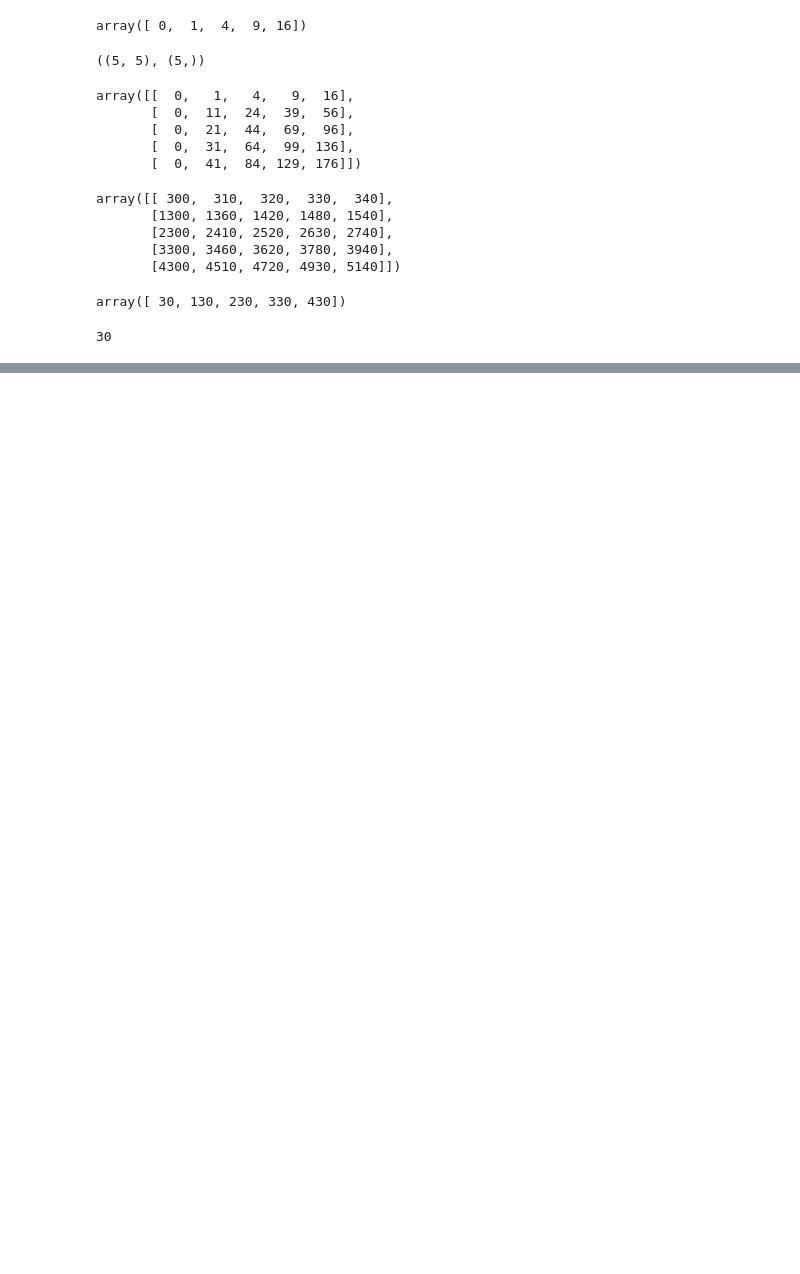
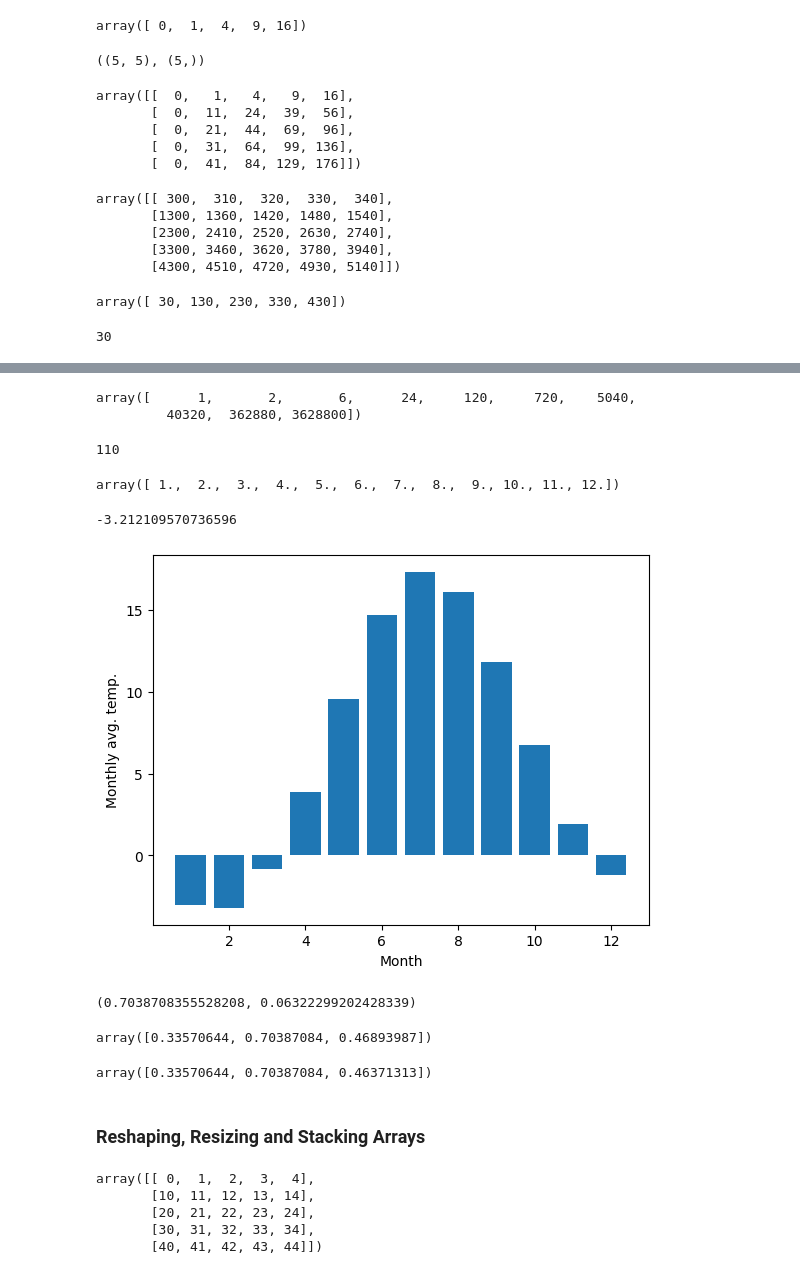
Before and after one commit to karaogluhh/PythonNotebooks, a Jupyter notebook: 002. Numpy.ipynb, the cells around one changed output, grey strips where cells are left out. Cells and saved outputs as stored; diff of their text form; code cells hidden in the pictures; blank space fills up the shorter version.

```diff
--- a/002. Numpy.ipynb
+++ b/002. Numpy.ipynb
@@ -517,0 +659,13 @@ np.dot(v1, v1)
+# %%
+np.cumprod(d+1)
+# %% [output]
+array([      1,       2,       6,      24,     120,     720,    5040,
+         40320,  362880, 3628800])
+# %%
+np.trace(A)
+# %% [output]
+110
+# %%
+np.unique(data[:,1])
+# %% [output]
+array([ 1.,  2.,  3.,  4.,  5.,  6.,  7.,  8.,  9., 10., 11., 12.])
@@ -517,0 +674,37 @@ np.dot(v1, v1)
+# %%
+np.mean(data[mask_feb,3])
+# %% [output]
+-3.212109570736596
+# %%
+months = np.arange(1,13)
+monthly_mean = [np.mean(data[data[:,1] == month, 3]) for month in months]
+fig, ax = plt.subplots()
+ax.bar(months, monthly_mean)
+ax.set_xlabel("Month")
+ax.set_ylabel("Monthly avg. temp.");
+# %% [output]
+[figure, added]
+# %%
+m = np.random.rand(3,3)
+
+m.max(), m.min()
+# %% [output]
+(0.7038708355528208, 0.06322299202428339)
+# %%
+m.max(axis=0) # max in each column
+# %% [output]
+array([0.33570644, 0.70387084, 0.46893987])
+# %%
+m.max(axis=1) # max in each row
+# %% [output]
+array([0.33570644, 0.70387084, 0.46371313])
+# %% [markdown]
+### Reshaping, Resizing and Stacking Arrays
+# %%
+A
+# %% [output]
+array([[ 0,  1,  2,  3,  4],
+       [10, 11, 12, 13, 14],
+       [20, 21, 22, 23, 24],
+       [30, 31, 32, 33, 34],
+       [40, 41, 42, 43, 44]])
```
Also changed, not shown: parts of 104 cells of this notebook.
